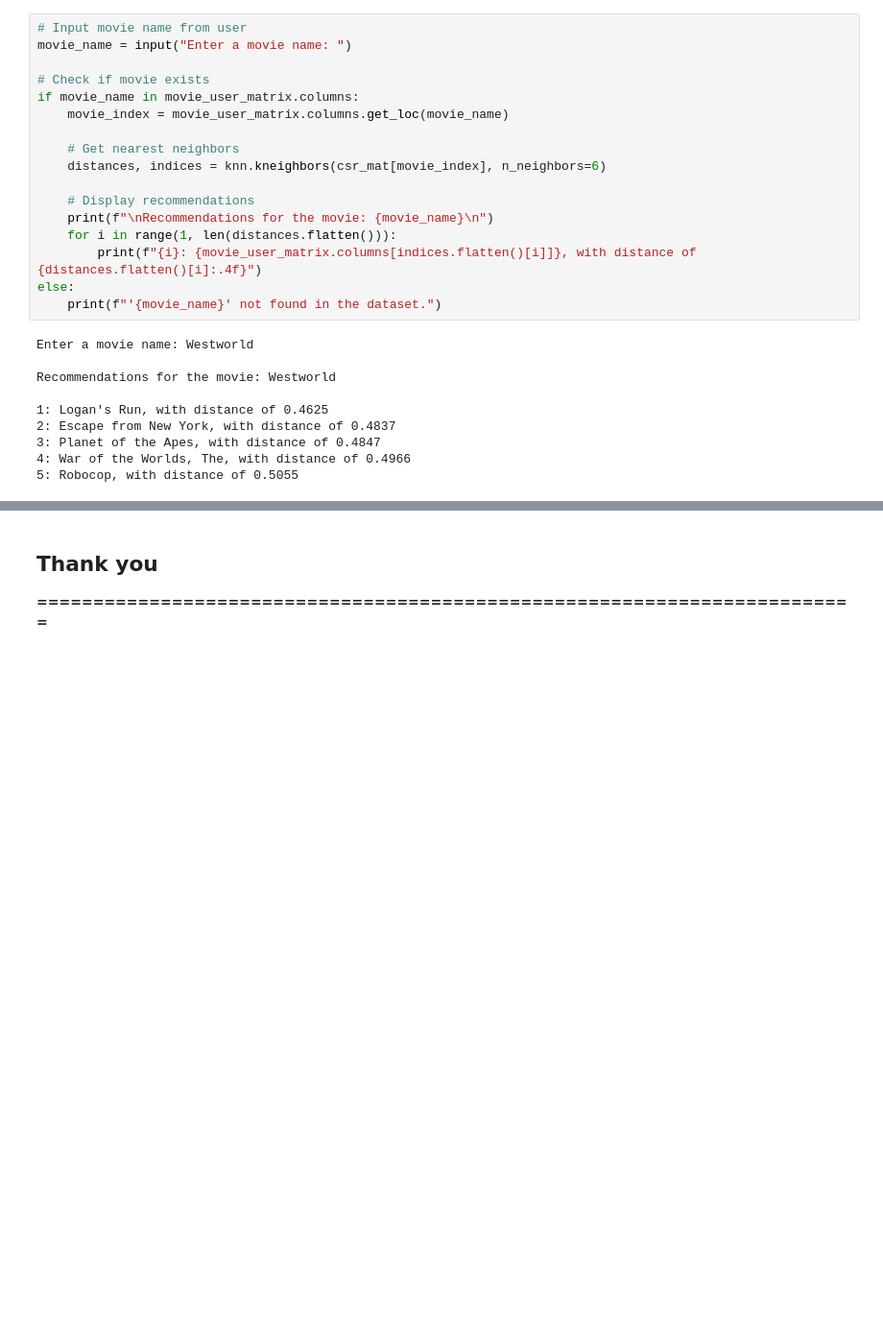
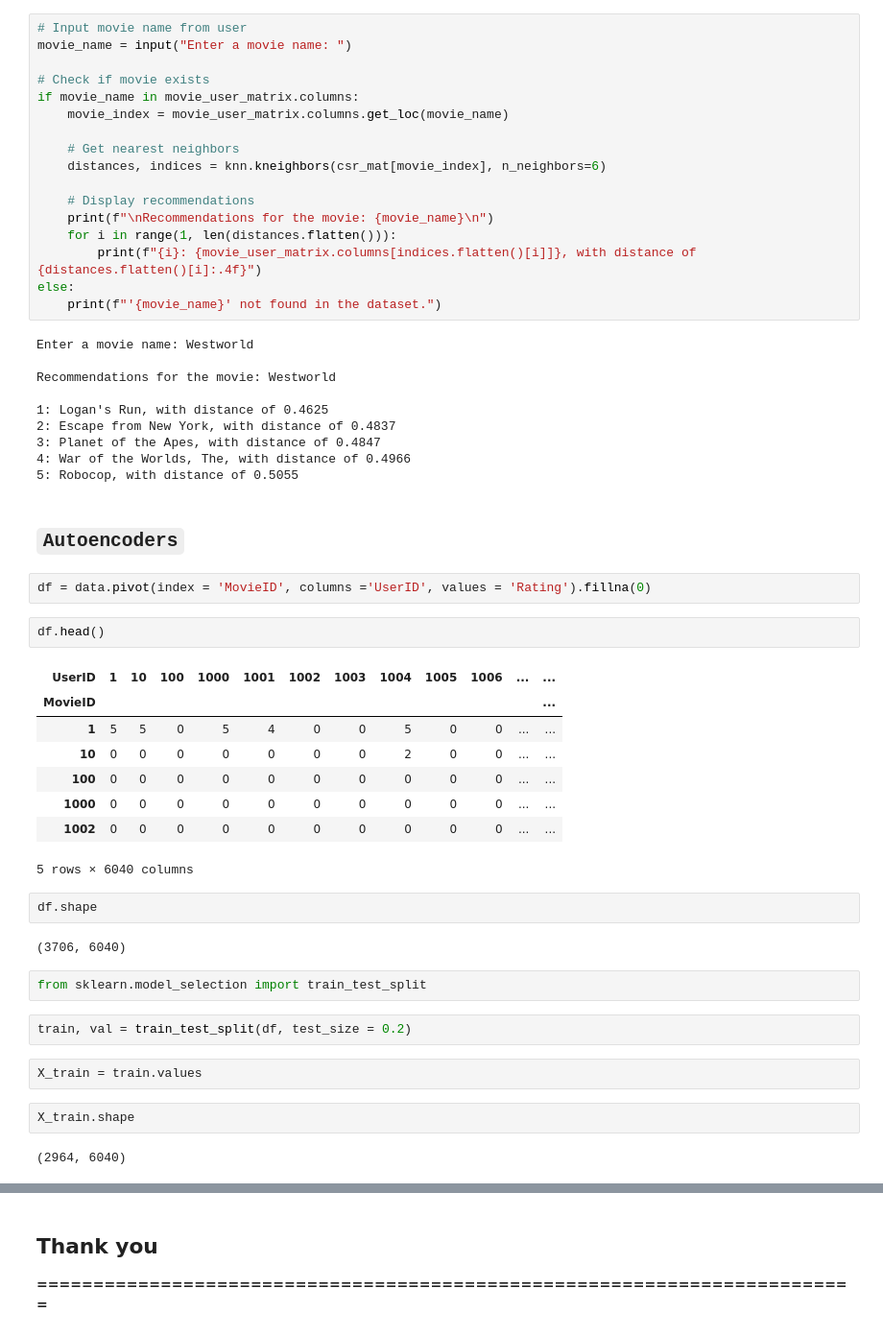
Before and after one commit to Sujan-Sawant/Zee-Recommender-System, a Jupyter notebook: ZEE.ipynb, the cells around one changed output, grey strips where cells are left out. Shown at 96% size. Saved outputs shown, nothing was run; the diff lists cells and outputs as text; blank space fills up the shorter version.

```diff
--- a/ZEE.ipynb
+++ b/ZEE.ipynb
@@ -1026,3 +1028,32 @@ Recommendations for the movie: Westworld
 3: Planet of the Apes, with distance of 0.4847
 4: War of the Worlds, The, with distance of 0.4966
 5: Robocop, with distance of 0.5055
+# %% [markdown]
+## **`Autoencoders`**
+# %%
+df = data.pivot(index = 'MovieID', columns ='UserID', values = 'Rating').fillna(0)
+# %%
+df.head()
+# %% [output]
+| UserID | 1 | 10 | 100 | 1000 | 1001 | 1002 | 1003 | 1004 | 1005 | 1006 | ... | ... |
+| MovieID |  |  |  |  |  |  |  |  |  |  |  | ... |
+| 1 | 5 | 5 | 0 | 5 | 4 | 0 | 0 | 5 | 0 | 0 | ... | ... |
+| 10 | 0 | 0 | 0 | 0 | 0 | 0 | 0 | 2 | 0 | 0 | ... | ... |
+| 100 | 0 | 0 | 0 | 0 | 0 | 0 | 0 | 0 | 0 | 0 | ... | ... |
+| 1000 | 0 | 0 | 0 | 0 | 0 | 0 | 0 | 0 | 0 | 0 | ... | ... |
+| 1002 | 0 | 0 | 0 | 0 | 0 | 0 | 0 | 0 | 0 | 0 | ... | ... |
+5 rows × 6040 columns
+# %%
+df.shape
+# %% [output]
+(3706, 6040)
+# %%
+from sklearn.model_selection import train_test_split
+# %%
+train, val = train_test_split(df, test_size = 0.2)
+# %%
+X_train = train.values
+# %%
+X_train.shape
+# %% [output]
+(2964, 6040)
```
Also changed, not shown: parts of 41 cells of this notebook.
